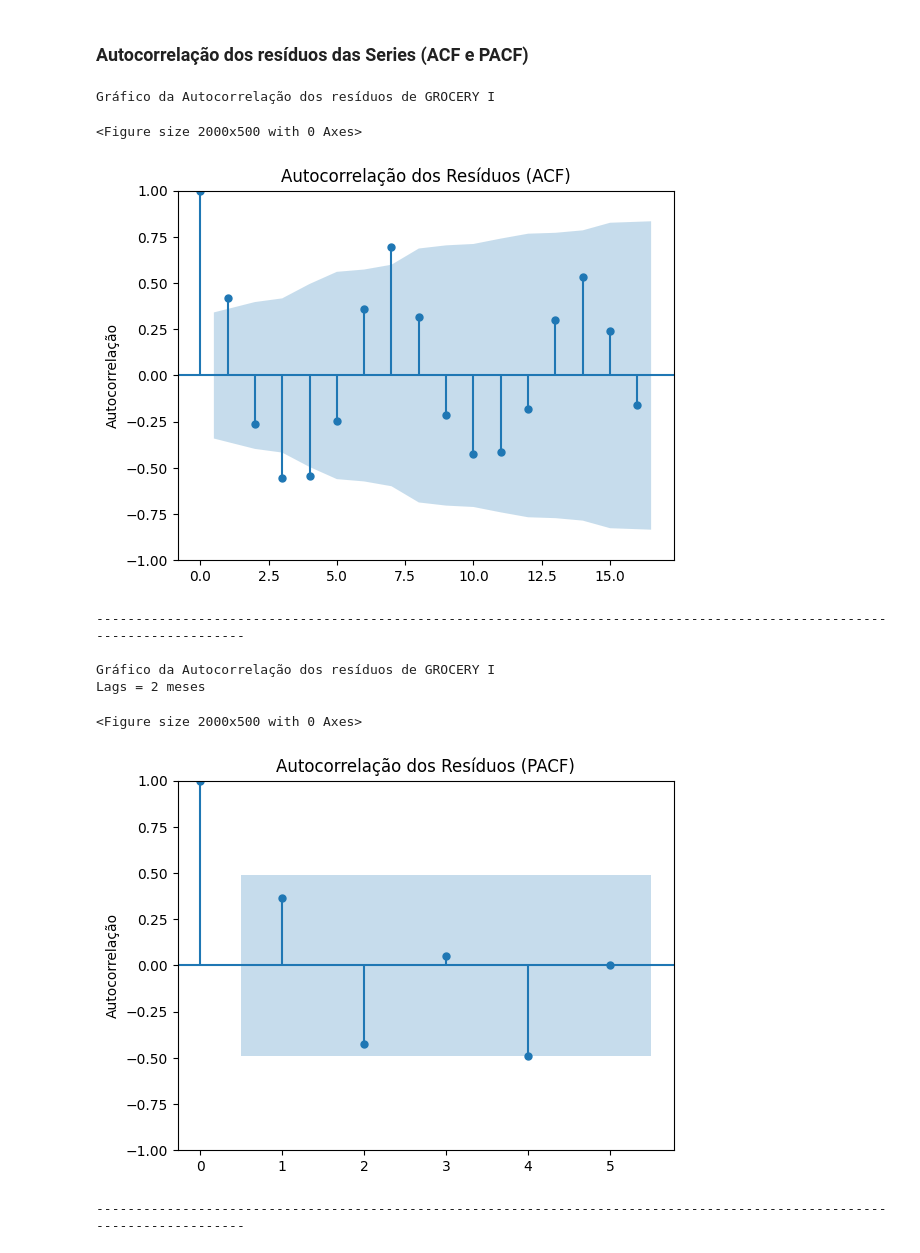
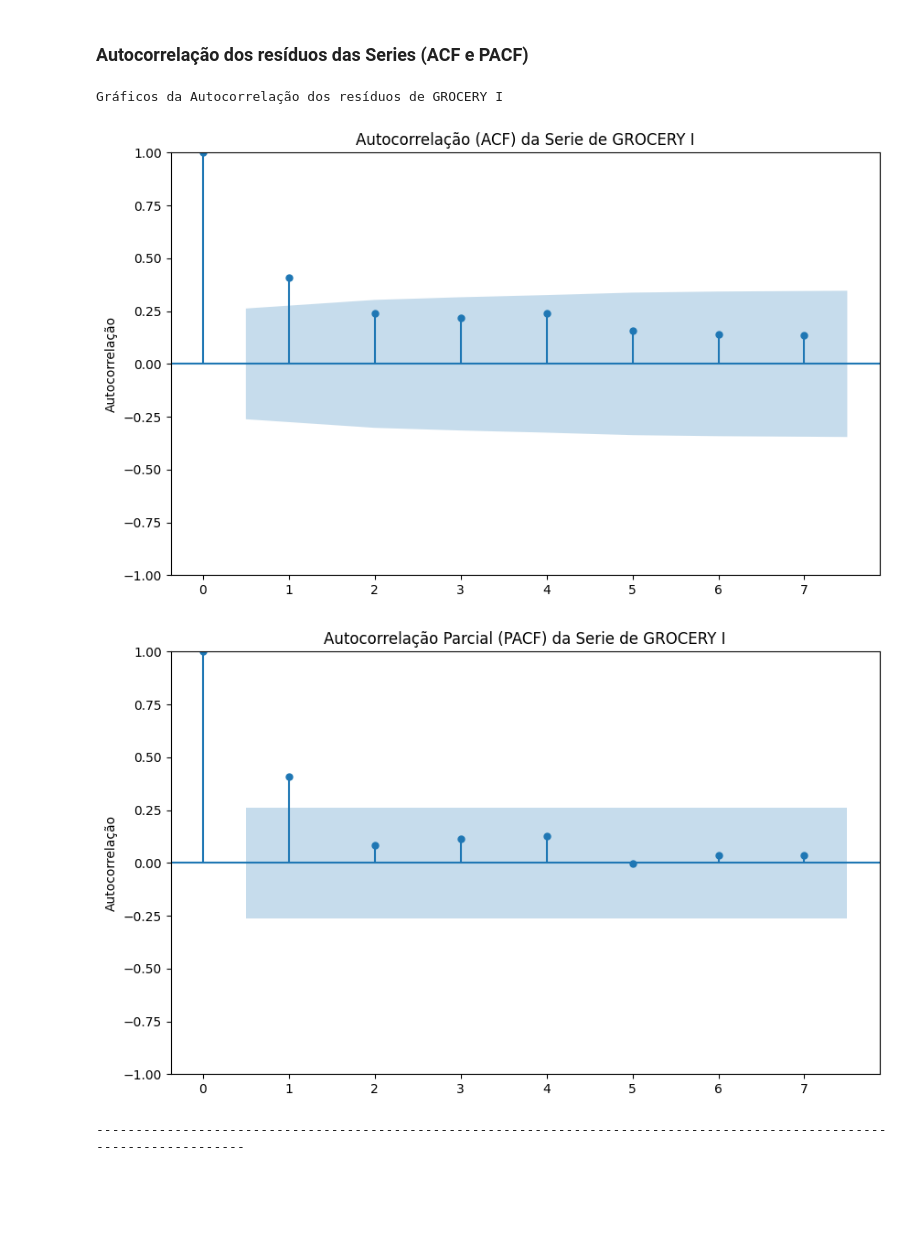
Before and after one commit to kamilyassis/previsao_vendas, a Jupyter notebook: analise_exploratoria.ipynb, the cells around one changed output. Drawn from its saved outputs; the diff is of its cells as text; code cells hidden in the pictures; blank space fills up the shorter version.

```diff
--- a/analise_exploratoria.ipynb
+++ b/analise_exploratoria.ipynb
@@ -291,56 +298,36 @@ Decomposição de CLEANING
 # %% [markdown]
 ### Autocorrelação dos resíduos das Series (ACF e PACF)
 # %%
-def acf_resid(caracteristicas, prod):
+def acf_resid(series_df, prod):
 
     print('')
-    print(f'Gráfico da Autocorrelação dos resíduos de {prod}')
+    print(f'Gráficos da Autocorrelação dos resíduos de {prod}')
 
-    autocorr_resid_serie = acf(caracteristicas[prod][2].dropna())
+    plt.figure(figsize=(10, 6))
+    plot_acf(series_df[prod], lags=7, ax=plt.gca())
+    plt.ylabel('Autocorrelação')
+    plt.title(f'Autocorrelação (ACF) da Serie de {prod}')
+    plt.show()
 
-    plt.figure(figsize=(20, 5))
-    plot_acf(autocorr_resid_serie, alpha=0.05)
+def pacf_resid(series_df, prod):
+
+    plt.figure(figsize=(10, 6))
+    plot_pacf(series_df[prod], lags=7, ax=plt.gca())
     plt.ylabel('Autocorrelação')
-    plt.title('Autocorrelação dos Resíduos (ACF)')
+    plt.title(f'Autocorrelação Parcial (PACF) da Serie de {prod}')
     plt.show()
 
     print('')
     print('---'*40)
-
-    return autocorr_resid_serie
-# %%
-def pacf_resid(autocorr_resid_serie, prod):
-
-    print('')
-    print(f'Gráfico da Autocorrelação dos resíduos de {prod}')
-
-    print('Lags = 2 meses')
-
-    pacf_resid_serie = pacf(autocorr_resid_serie)
-
-    plt.figure(figsize=(20, 5))
-    plot_pacf(pacf_resid_serie, lags=5)
-    plt.ylabel('Autocorrelação')
-    plt.title('Autocorrelação dos Resíduos (PACF)')
-    plt.show()
-
-    print('')
-    print('---'*40)
 # %%
-aut_corr = acf_resid(caracteristicas, produto_mv[0])
+acf_resid(series_df, produto_mv[0])
 
-pacf_resid(aut_corr, produto_mv[0])
+pacf_resid(series_df, produto_mv[0])
 # %% [output]
-Gráfico da Autocorrelação dos resíduos de GROCERY I
+Gráficos da Autocorrelação dos resíduos de GROCERY I
+[figure, new version]
+[figure, new version]
-<Figure size 2000x500 with 0 Axes>
+------------------------------------------------------------------------------------------------------------------------
-[figure, old version]
-------------------------------------------------------------------------------------------------------------------------
-
-Gráfico da Autocorrelação dos resíduos de GROCERY I
-Lags = 2 meses
-<Figure size 2000x500 with 0 Axes>
-[figure, old version]
-------------------------------------------------------------------------------------------------------------------------
 # %%
 for prod in produtos_mv:
 
```
Also changed, not shown: parts of 34 cells of this notebook, 2 other files.
